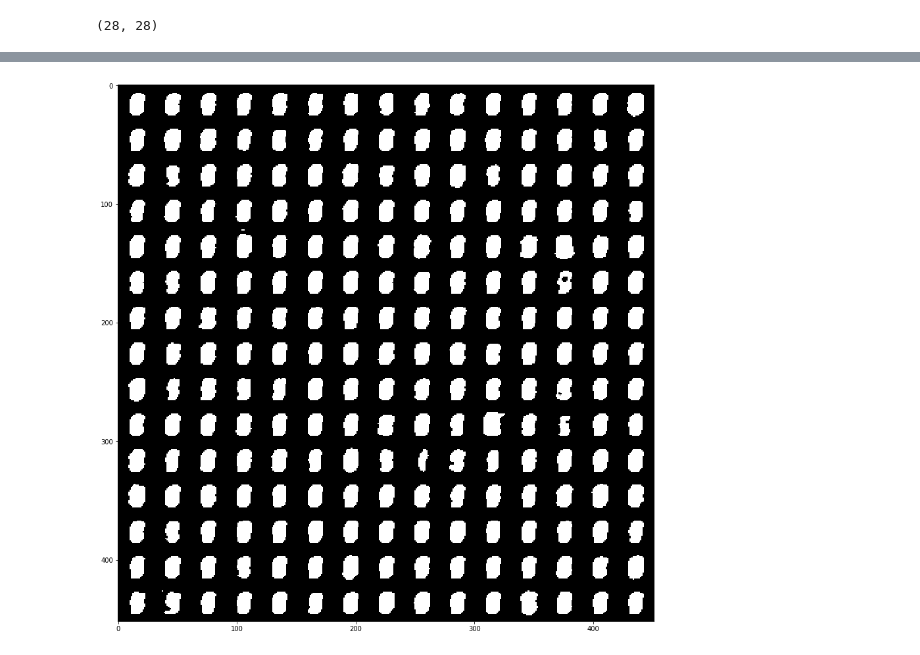
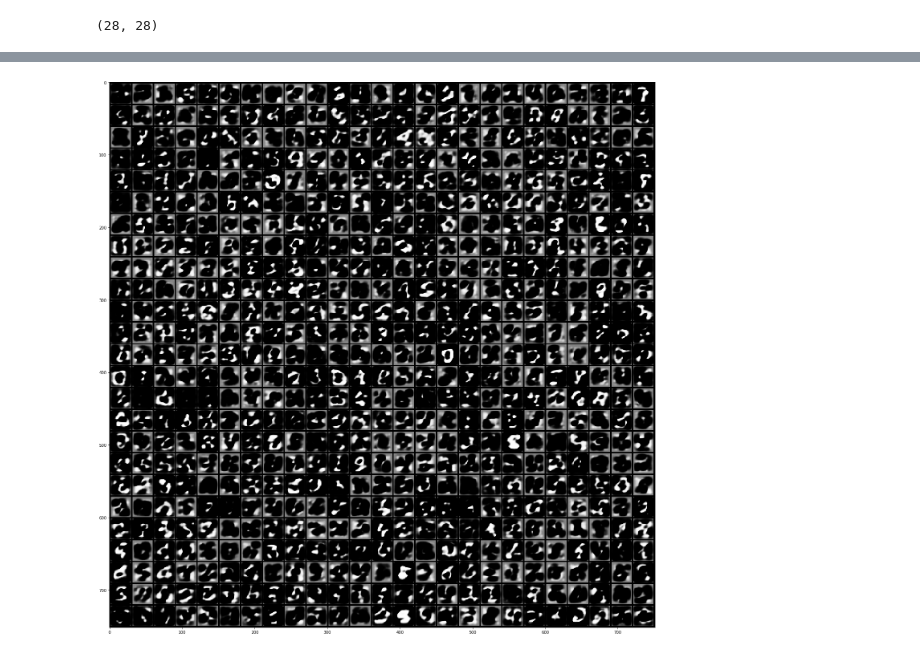
Before and after one commit to a1302z/GenerativeModels, a Jupyter notebook: eval_tools/VAE.ipynb, the cells around one changed output, grey strips where cells are left out. Drawn from its saved outputs; the diff is of its cells as text; code cells hidden in the pictures.

```diff
--- a/eval_tools/VAE.ipynb
+++ b/eval_tools/VAE.ipynb
@@ -14,6 +14,7 @@ hidden_size = (512,128)
 model = AE.VariationalAutoencoder(input_size=(28,28), hidden_size=hidden_size)
 # %%
-model_path = '../trained_models/VAE_MNIST_2019-03-09_19:02:27.695922'
+#model_path = '../trained_models/VAE_MNIST_2019-03-10_22:52:35.332881_overfitted'
+model_path = '../trained_models/VAE_MNIST_2019-03-10_22:58:24.932630'
 checkpoint = torch.load(model_path)
 model.load_state_dict(checkpoint['model_state_dict'])
 # %%
@@ -28,8 +29,20 @@ loader = torch.utils.data.DataLoader(
                            torchvision.transforms.Normalize((0.1307,), (0.3081,))
                        ])),
                         batch_size=1, shuffle=False)
-# %%
-for i, (data, target) in enumerate(loader):
-    if i > 1:
-        break
-    mu, log_var = model.encode(data.cuda())
+# %%
+imgs = []
+n = 15
+for i, (data, target) in enumerate(loader):
+    if i > n-1:
+        break
+    imgs.append(data.squeeze(0))
+    mu, log_var = model.encode(data.cuda())
+    z = model.sample_z(mu, log_var)
+    rec = model.decode(z)
+    rec = rec.detach().cpu()
+    imgs.append(rec.squeeze(0))
+
+imgs = make_grid(imgs, nrow=2)
+imgs = np.moveaxis(imgs.numpy(), 0, -1)
+plt.imshow(imgs)
+plt.show()
@@ -36,6 +52,8 @@ for i, (data, target) in enumerate(loader):
 # %%
 eps = torch.randn(hidden_size[1])
-img = model.decode(eps.cuda())
+if cuda:
+    eps = eps.cuda()
+img = model.decode(eps)
 img = img.squeeze().detach().cpu().numpy()
 print(img.shape)
 # %% [output]
@@ -48,14 +66,16 @@ plt.show()
 # %%
-square = 15
+square = 25
 imgs = []
 for i in range(square**2):
     eps = torch.randn(hidden_size[1])
-    img = model.decode(eps.cuda())
+    if cuda:
+        eps = eps.cuda()
+    img = model.decode(eps)
     img = img.squeeze(0).detach().cpu()
     imgs.append(img)
 imgs = make_grid(imgs, nrow=square)
 plt.figure(figsize=(square, square))
 plt.imshow(np.moveaxis(imgs.numpy(), 0, -1), cmap=plt.cm.gray)
 plt.show()
 # %% [output]
-[figure, old version]
+[figure, new version]
```
Also changed, not shown: parts of 3 cells of this notebook, 6 other files.
